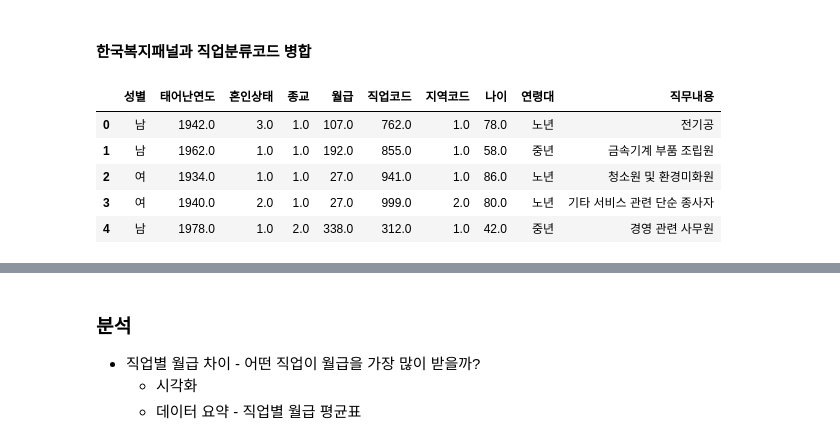
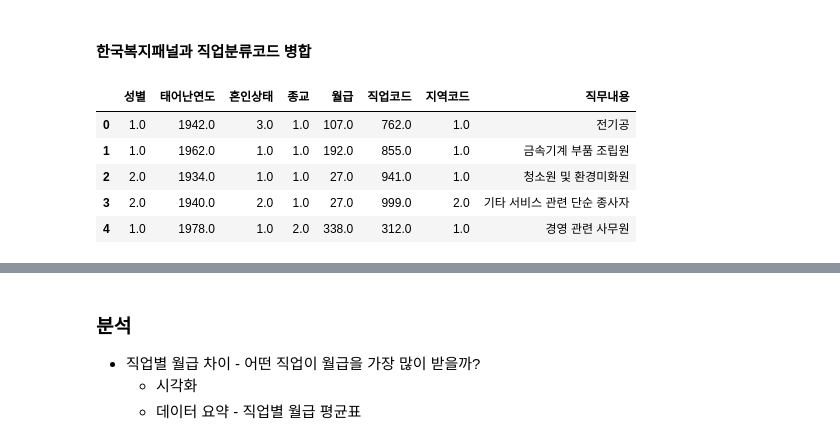
Before and after one commit to teacher88/AI, a Jupyter notebook: Basic/06_Project.ipynb, the cells around one changed output, grey strips where cells are left out. Cells and saved outputs as stored; diff of their text form; code cells hidden in the pictures.

```diff
--- a/Basic/06_Project.ipynb
+++ b/Basic/06_Project.ipynb
@@ -615,4 +638,6 @@ KruskalResult(statistic=2104.3728897890423, pvalue=0.0)
 ### 직업 변수 검토 및 전처리
 * 직업코드 변수와 코드북의 직업분류코드 병합
 # %%
+person=pd.read_csv('./Data/pandas/project/person.csv')
 ex_five=person.copy()
+ex_five.shape
@@ -654,7 +680,7 @@ Name: count, Length: 150, dtype: int64
 #### 코드북의 직업분류코드
 # %%
 # 전처리 - Koweps_Codebook_2019.xlsx
-job_data=pd.read_excel(r'D:\Edu\Machine Learning\workspace\PythonBasic\Data\pandas\preoject\Koweps_Codebook_2019.xlsx', sheet_name='직종코드')
+job_data=pd.read_excel('./Data/pandas/project/Koweps_Codebook_2019.xlsx', sheet_name='직종코드')
 job_data.shape      # (156, 2)
 job_data.head()
 # %% [output]
@@ -681,12 +707,12 @@ job_list.head()
 #### 한국복지패널과 직업분류코드 병합
 # %%
 # left join : 왼쪽 정보를 기준으로 결합한다. (왼쪽 정보가 조건에 부합하지 않아도 모두 결합)
-ex_five_merage=ex_five.merge(job_list, on='직업코드', how='left')   # how='inner' 차이는 없다.
+ex_five_merage=ex_five.merge(job_list, on='직업코드', how='inner')   # how='inner' 차이는 없다.
 ex_five_merage.head()
 # %% [output]
-|  | 성별 | 태어난연도 | 혼인상태 | 종교 | 월급 | 직업코드 | 지역코드 | 나이 | 연령대 | 직무내용 |
-| 0 | 남 | 1942.0 | 3.0 | 1.0 | 107.0 | 762.0 | 1.0 | 78.0 | 노년 | 전기공 |
-| 1 | 남 | 1962.0 | 1.0 | 1.0 | 192.0 | 855.0 | 1.0 | 58.0 | 중년 | 금속기계 부품 조립원 |
-| 2 | 여 | 1934.0 | 1.0 | 1.0 | 27.0 | 941.0 | 1.0 | 86.0 | 노년 | 청소원 및 환경미화원 |
-| 3 | 여 | 1940.0 | 2.0 | 1.0 | 27.0 | 999.0 | 2.0 | 80.0 | 노년 | 기타 서비스 관련 단순 종사자 |
-| 4 | 남 | 1978.0 | 1.0 | 2.0 | 338.0 | 312.0 | 1.0 | 42.0 | 중년 | 경영 관련 사무원 |
+|  | 성별 | 태어난연도 | 혼인상태 | 종교 | 월급 | 직업코드 | 지역코드 | 직무내용 |
+| 0 | 1.0 | 1942.0 | 3.0 | 1.0 | 107.0 | 762.0 | 1.0 | 전기공 |
+| 1 | 1.0 | 1962.0 | 1.0 | 1.0 | 192.0 | 855.0 | 1.0 | 금속기계 부품 조립원 |
+| 2 | 2.0 | 1934.0 | 1.0 | 1.0 | 27.0 | 941.0 | 1.0 | 청소원 및 환경미화원 |
+| 3 | 2.0 | 1940.0 | 2.0 | 1.0 | 27.0 | 999.0 | 2.0 | 기타 서비스 관련 단순 종사자 |
+| 4 | 1.0 | 1978.0 | 1.0 | 2.0 | 338.0 | 312.0 | 1.0 | 경영 관련 사무원 |
```
Also changed, not shown: parts of 26 cells of this notebook.
